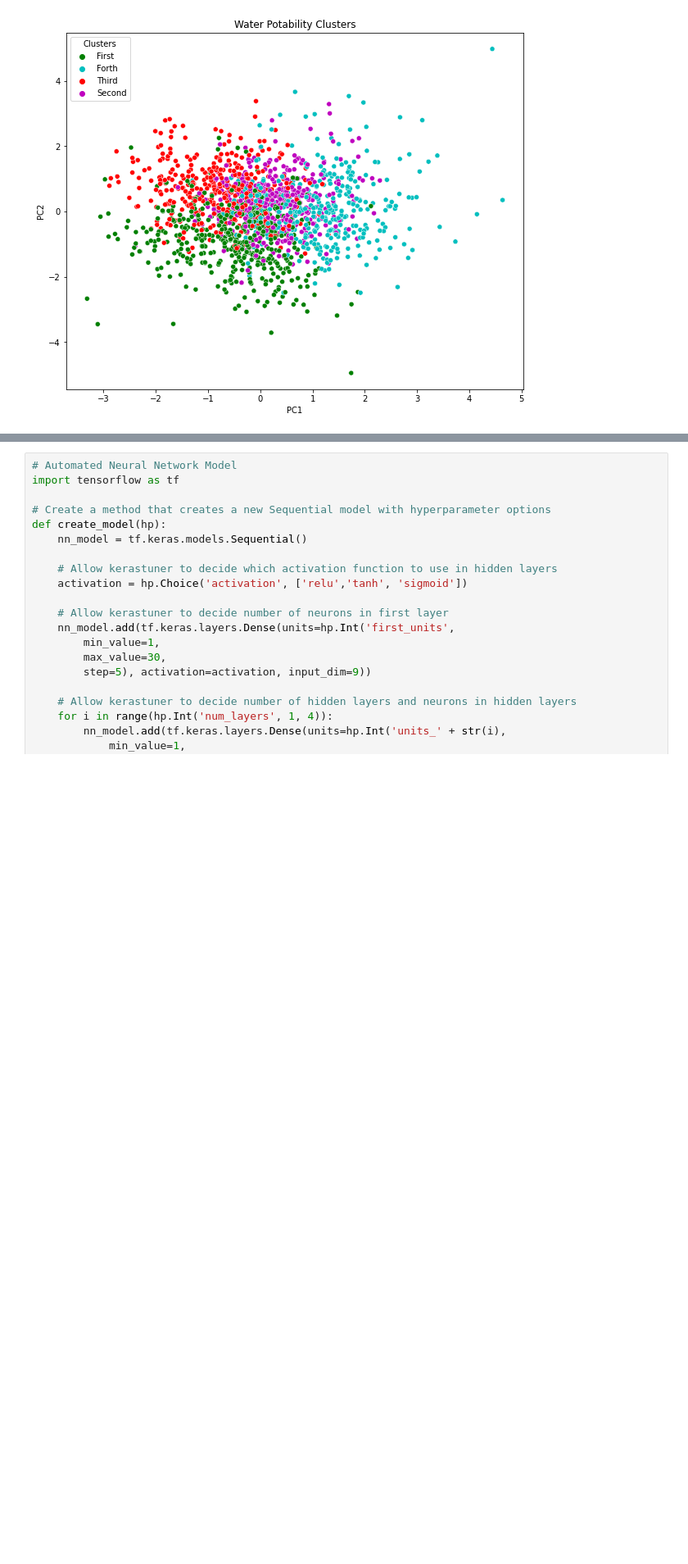
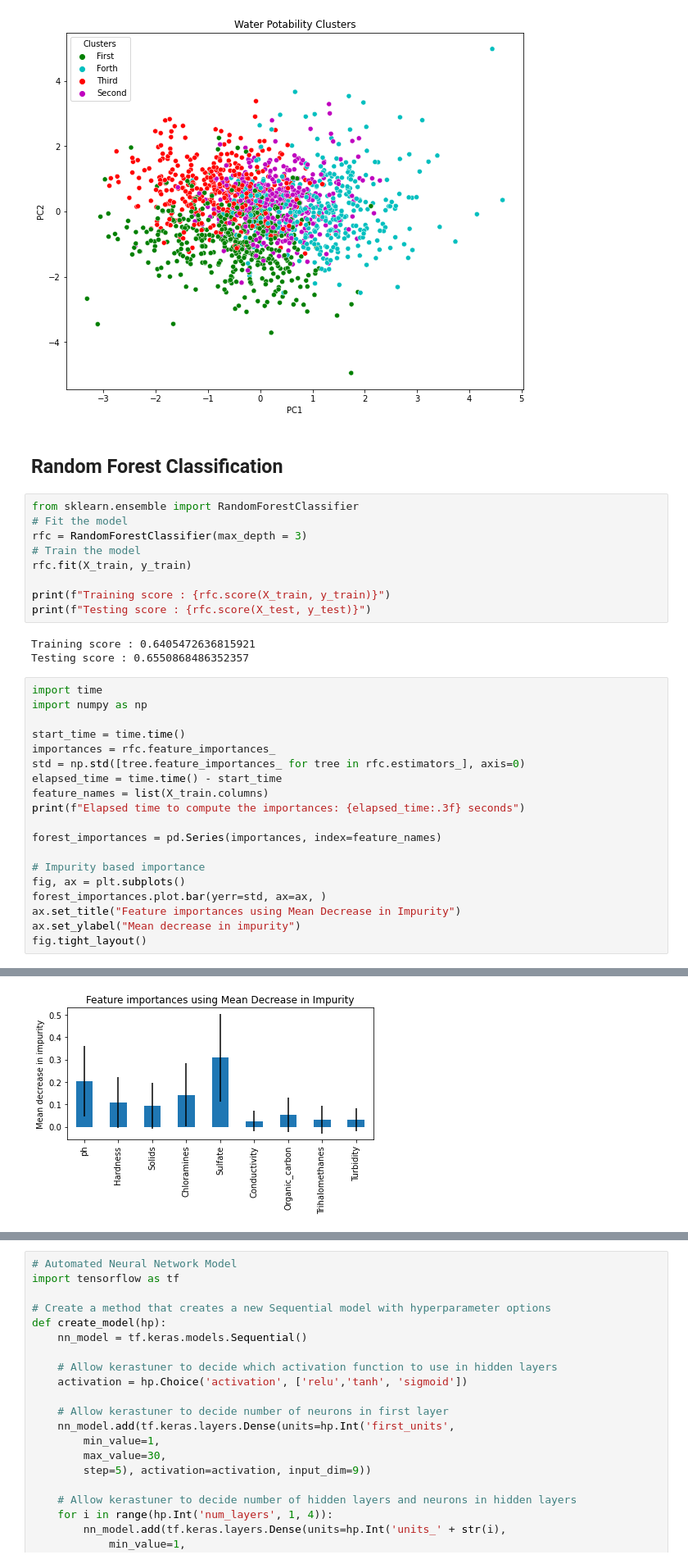
Before and after one commit to Ryan-Malin/Water, a Jupyter notebook: Soni Folder/water_potability1.ipynb, the cells around one changed output, grey strips where cells are left out. Shown: that part at 82% size. Saved outputs shown, nothing was run; the diff lists cells and outputs as text; blank space fills up the shorter version.

```diff
--- a/Soni Folder/water_potability1.ipynb
+++ b/Soni Folder/water_potability1.ipynb
@@ -233,3 +233,37 @@ plt.ylabel("PC2")
 plt.show()
 # %% [output]
 [figure]
+# %% [markdown]
+## Random Forest Classification
+# %%
+from sklearn.ensemble import RandomForestClassifier
+# Fit the model
+rfc = RandomForestClassifier(max_depth = 3)
+# Train the model
+rfc.fit(X_train, y_train)
+
+print(f"Training score : {rfc.score(X_train, y_train)}")
+print(f"Testing score : {rfc.score(X_test, y_test)}")
+# %% [output]
+Training score : 0.6405472636815921
+Testing score : 0.6550868486352357
+# %%
+import time
+import numpy as np
+
+start_time = time.time()
+importances = rfc.feature_importances_
+std = np.std([tree.feature_importances_ for tree in rfc.estimators_], axis=0)
+elapsed_time = time.time() - start_time
+feature_names = list(X_train.columns)
+print(f"Elapsed time to compute the importances: {elapsed_time:.3f} seconds")
+
+forest_importances = pd.Series(importances, index=feature_names)
+
+# Impurity based importance
+fig, ax = plt.subplots()
+forest_importances.plot.bar(yerr=std, ax=ax, )
+ax.set_title("Feature importances using Mean Decrease in Impurity")
+ax.set_ylabel("Mean decrease in impurity")
+fig.tight_layout()
+# %% [output]
@@ -235,0 +271 @@ plt.show()
+[figure, added]
```
Also changed, not shown: parts of 2 cells of this notebook.
